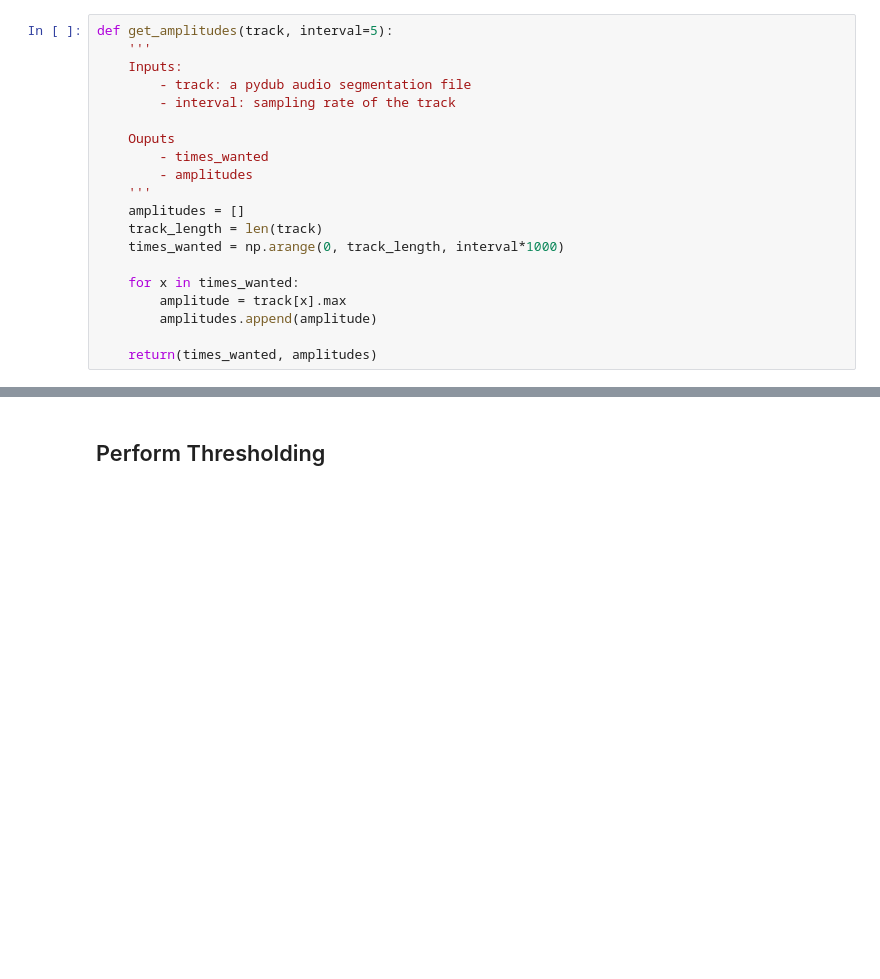
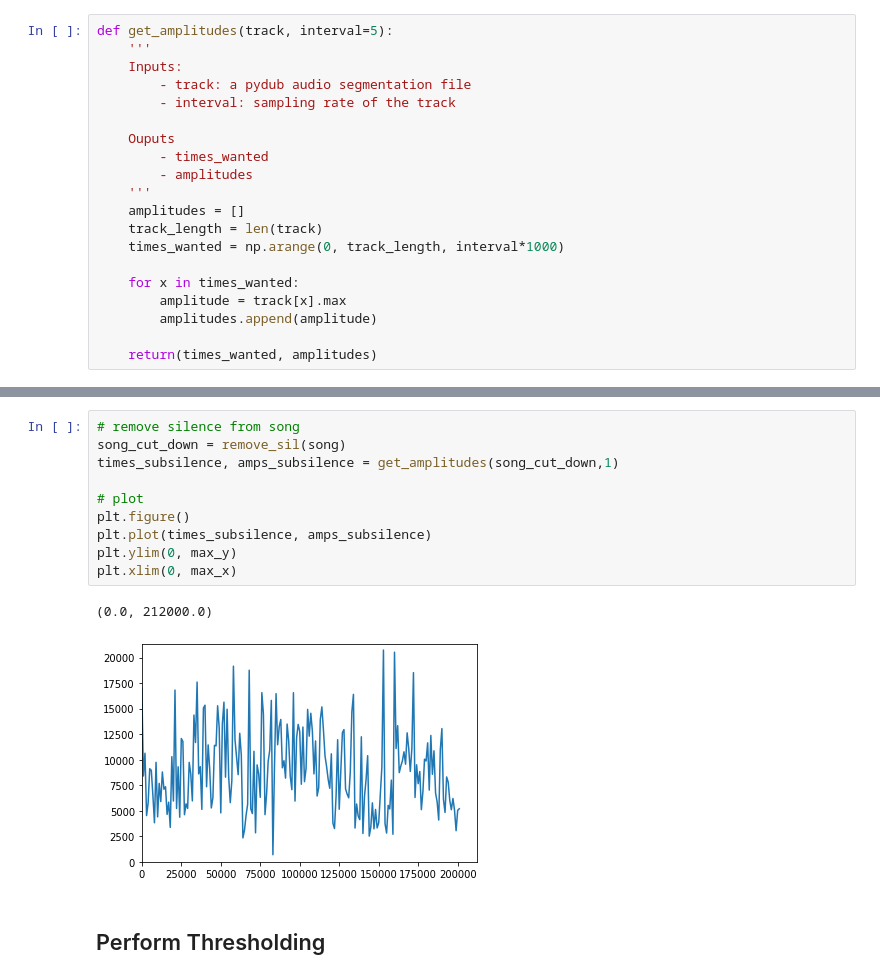
Before and after one commit to jplineb/all_drake_is_the_same, a Jupyter notebook: Source/experimental work/entropy_of_music.ipynb, the cells around one changed output, grey strips where cells are left out. Cells and saved outputs as stored; diff of their text form; blank space fills up the shorter version.

```diff
--- a/Source/experimental work/entropy_of_music.ipynb
+++ b/Source/experimental work/entropy_of_music.ipynb
@@ -97,3 +168,16 @@ plt.plot(times, amps)
+# %%
+# remove silence from song
+song_cut_down = remove_sil(song)
+times_subsilence, amps_subsilence = get_amplitudes(song_cut_down,1)
+
+# plot
+plt.figure()
+plt.plot(times_subsilence, amps_subsilence)
+plt.ylim(0, max_y)
+plt.xlim(0, max_x)
+# %% [output]
+(0.0, 212000.0)
+[figure, added]
 # %% [markdown]
 ## Perform Thresholding
 # %%
```
Also changed, not shown: parts of 13 cells of this notebook.
